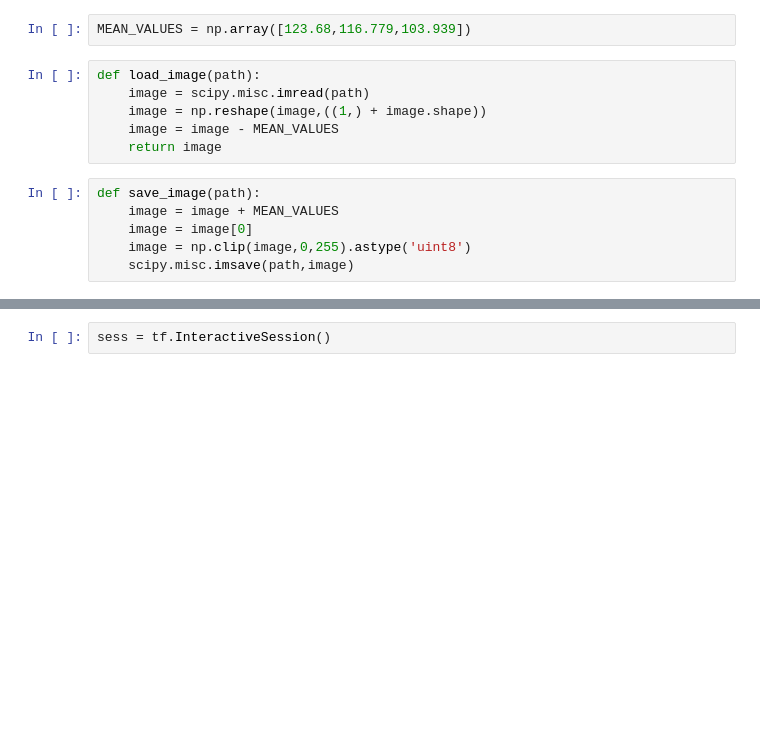
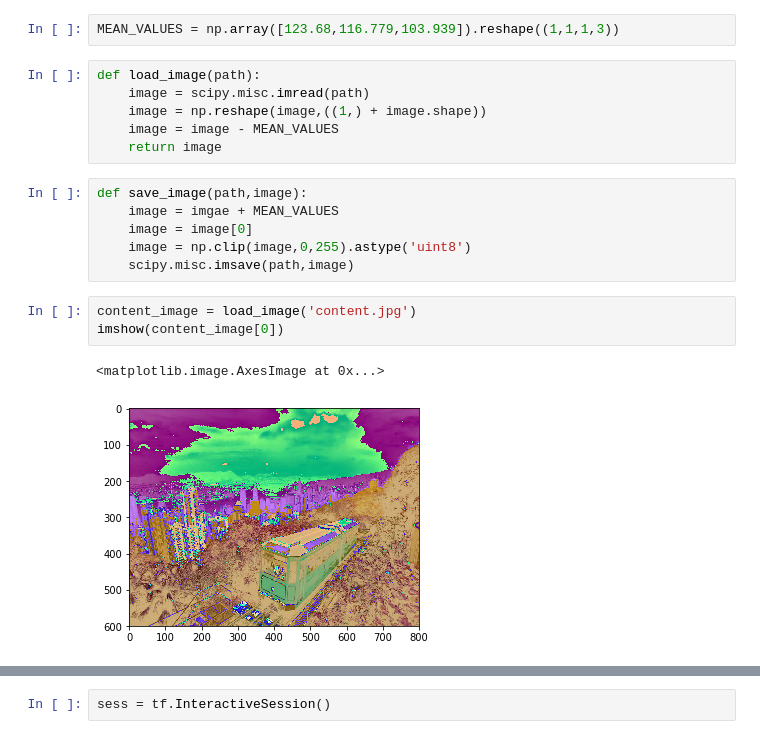
Before and after one commit to shashvat-kedia/ImageStyleTransfer, a Jupyter notebook: NeuralStyleTransfer.ipynb, the cells around one changed output, grey strips where cells are left out. Drawn from its saved outputs; the diff is of its cells as text; blank space fills up the shorter version.

```diff
--- a/NeuralStyleTransfer.ipynb
+++ b/NeuralStyleTransfer.ipynb
@@ -92,5 +98,5 @@ def generate_noisy_image(content_image,noise_ratio=0.6):
 # %%
-MEAN_VALUES = np.array([123.68,116.779,103.939])
+MEAN_VALUES = np.array([123.68,116.779,103.939]).reshape((1,1,1,3))
 # %%
 def load_image(path):
     image = scipy.misc.imread(path)
@@ -98,8 +104,14 @@ def load_image(path):
     image = image - MEAN_VALUES
     return image
 # %%
-def save_image(path):
-    image = image + MEAN_VALUES
+def save_image(path,image):
+    image = imgae + MEAN_VALUES
     image = image[0]
     image = np.clip(image,0,255).astype('uint8')
     scipy.misc.imsave(path,image)
+# %%
+content_image = load_image('content.jpg')
+imshow(content_image[0])
+# %% [output]
+<matplotlib.image.AxesImage at 0x...>
+[figure, added]
```
Also changed, not shown: parts of 13 cells of this notebook, 2 other files.
